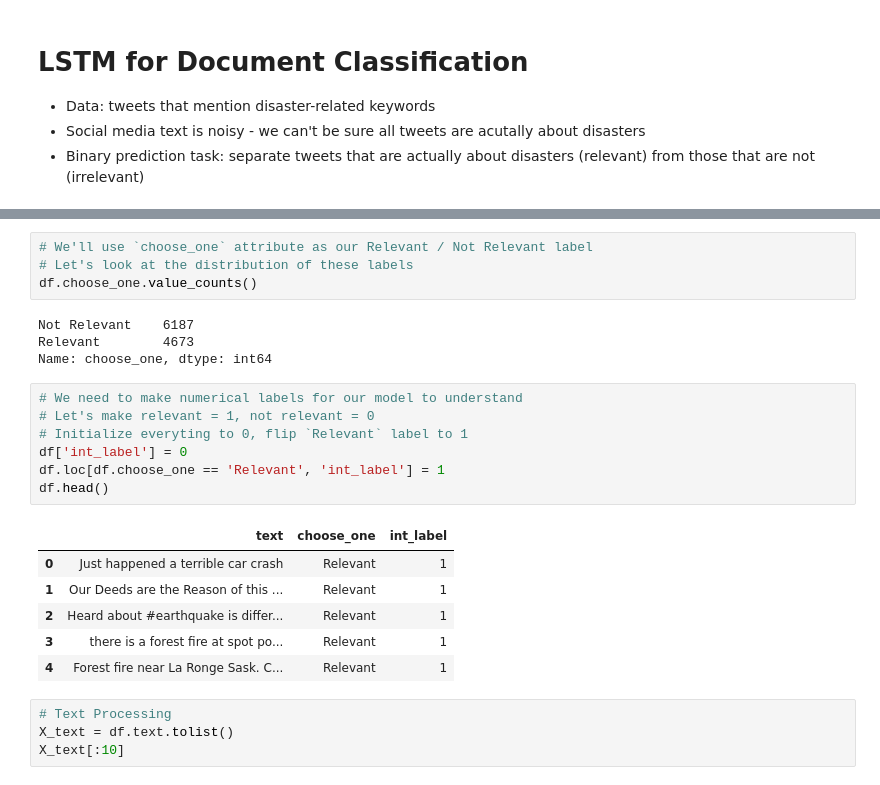
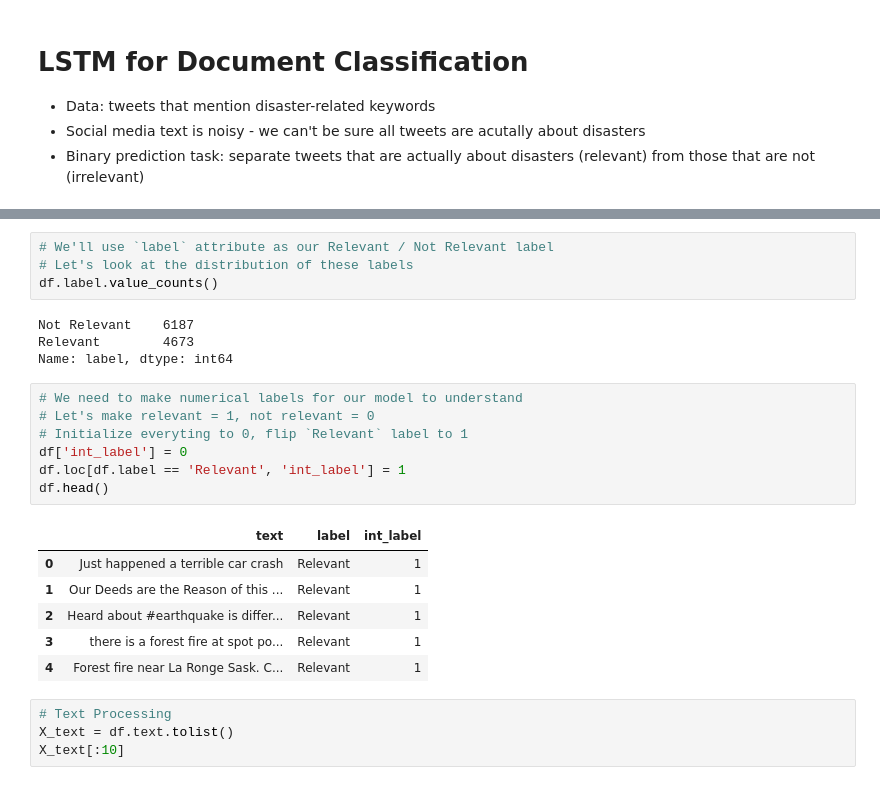
Before and after one commit to DanielSnipes/learning_DL_through_examples, a Jupyter notebook: presentation/code_first_math_later_presentation.ipynb, the cells around one changed output, grey strips where cells are left out. Saved outputs shown, nothing was run; the diff lists cells and outputs as text.

```diff
--- a/presentation/code_first_math_later_presentation.ipynb
+++ b/presentation/code_first_math_later_presentation.ipynb
@@ -345,22 +311,22 @@ df.head()
 | 3 | there is a forest fire at spot po... | Relevant |
 | 4 | Forest fire near La Ronge Sask. C... | Relevant |
 # %%
-# We'll use `choose_one` attribute as our Relevant / Not Relevant label
+# We'll use `label` attribute as our Relevant / Not Relevant label
 # Let's look at the distribution of these labels
-df.choose_one.value_counts()
+df.label.value_counts()
 # %% [output]
 Not Relevant    6187
 Relevant        4673
-Name: choose_one, dtype: int64
+Name: label, dtype: int64
 # %%
 # We need to make numerical labels for our model to understand
 # Let's make relevant = 1, not relevant = 0
 # Initialize everyting to 0, flip `Relevant` label to 1
 df['int_label'] = 0
-df.loc[df.choose_one == 'Relevant', 'int_label'] = 1
+df.loc[df.label == 'Relevant', 'int_label'] = 1
 df.head()
 # %% [output]
-|  | text | choose_one | int_label |
+|  | text | label | int_label |
 | 0 | Just happened a terrible car crash | Relevant | 1 |
 | 1 | Our Deeds are the Reason of this ... | Relevant | 1 |
 | 2 | Heard about #earthquake is differ... | Relevant | 1 |
```
Also changed, not shown: parts of 37 cells of this notebook, 1 other file.
